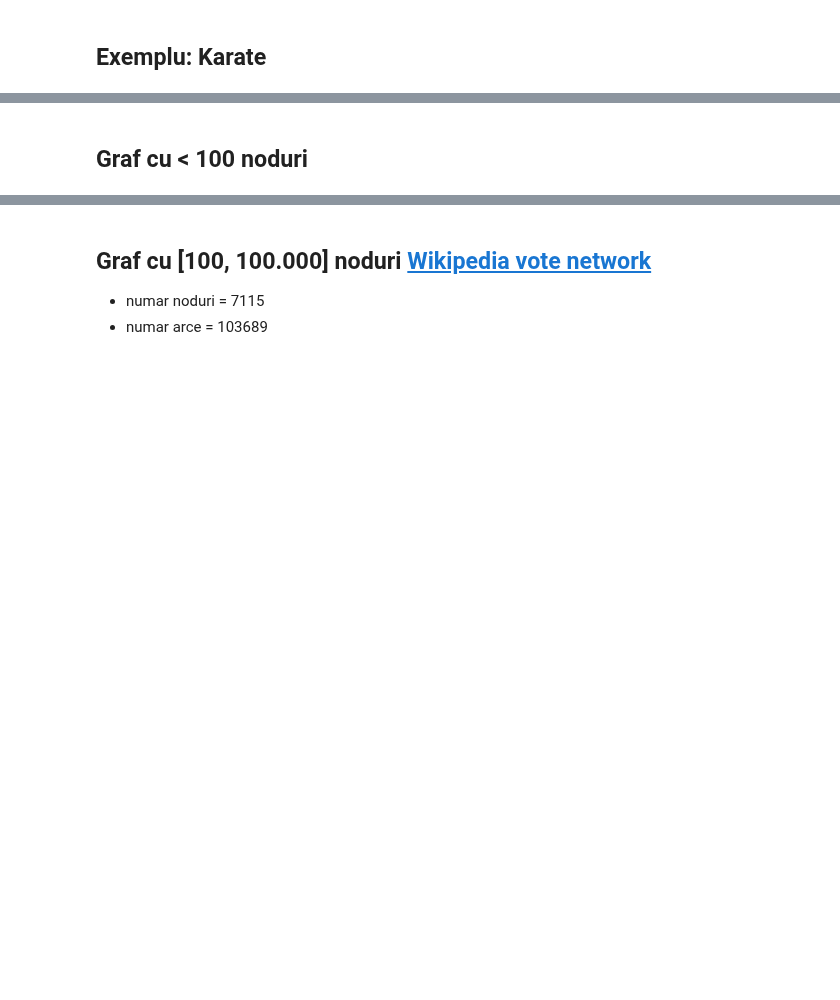
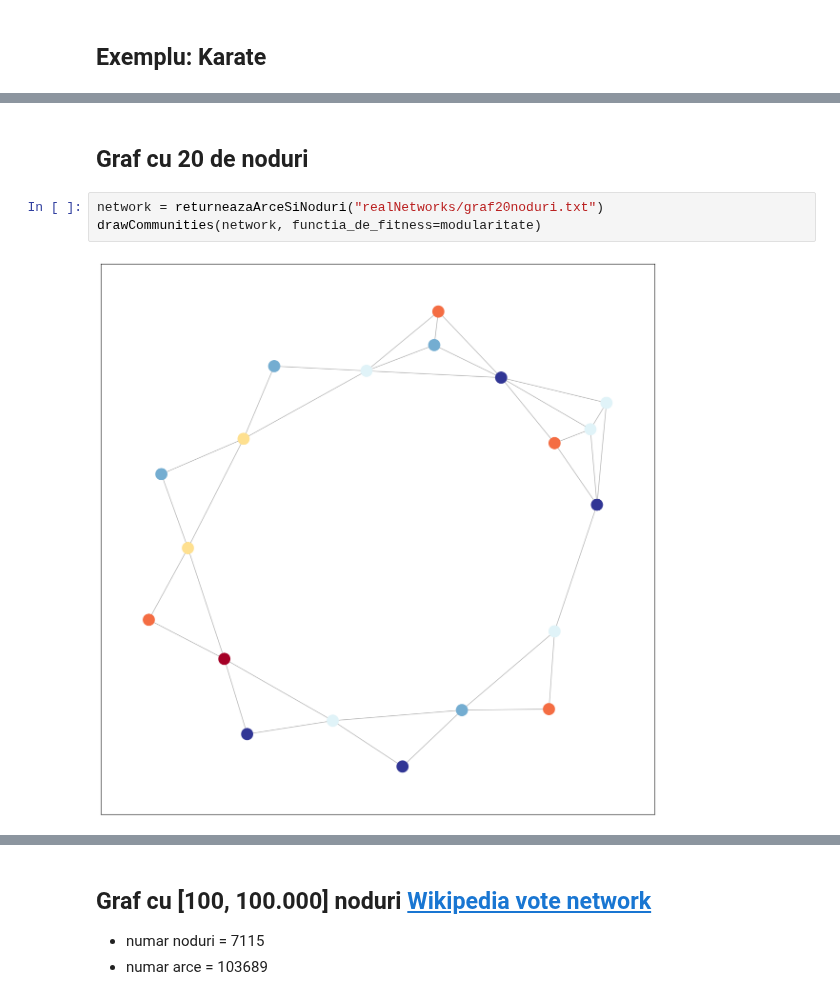
Before and after one commit to karinakentsch19/Laboratoare-AI, a Jupyter notebook: Lab10 - Algoritmi evolutivi/problema.ipynb, the cells around one changed output, grey strips where cells are left out. Cells and saved outputs as stored; diff of their text form; blank space fills up the shorter version.

```diff
--- a/Lab10 - Algoritmi evolutivi/problema.ipynb
+++ b/Lab10 - Algoritmi evolutivi/problema.ipynb
@@ -295,2 +295,7 @@ drawCommunities(network, functia_de_fitness=conectivitateaInternaSiExternaAComun
 # %% [markdown]
-## Graf cu < 100 noduri
+## Graf cu 20 de noduri
+# %%
+network = returneazaArceSiNoduri("realNetworks/graf20noduri.txt")
+drawCommunities(network, functia_de_fitness=modularitate)
+# %% [output]
+[figure, added]
```
Also changed, not shown: parts of 2 cells of this notebook, 1 other file.
